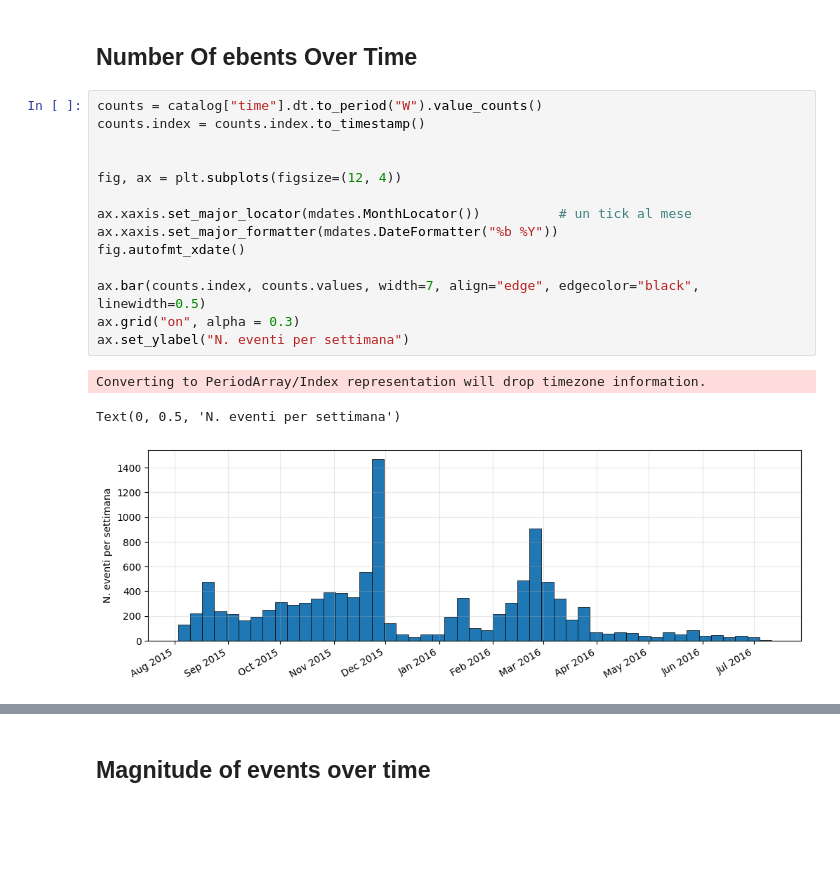
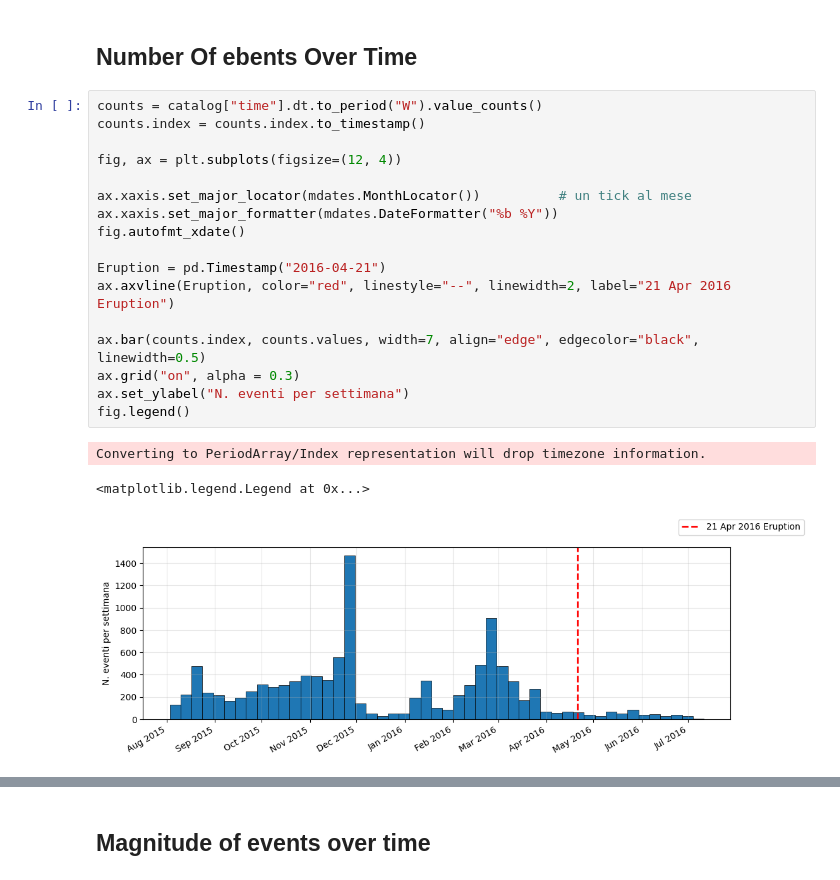
Before and after one commit to Mpinaz/Thesis, a Jupyter notebook: Tesi.ipynb, the cells around one changed output, grey strips where cells are left out. Cells and saved outputs as stored; diff of their text form; blank space fills up the shorter version.

```diff
--- a/Tesi.ipynb
+++ b/Tesi.ipynb
@@ -322,18 +322,21 @@ fig.show()
 # %%
 counts = catalog["time"].dt.to_period("W").value_counts()
 counts.index = counts.index.to_timestamp()
-
 
 fig, ax = plt.subplots(figsize=(12, 4))
 
 ax.xaxis.set_major_locator(mdates.MonthLocator())          # un tick al mese
 ax.xaxis.set_major_formatter(mdates.DateFormatter("%b %Y"))
 fig.autofmt_xdate()
 
+Eruption = pd.Timestamp("2016-04-21")
+ax.axvline(Eruption, color="red", linestyle="--", linewidth=2, label="21 Apr 2016 Eruption")
+
 ax.bar(counts.index, counts.values, width=7, align="edge", edgecolor="black", linewidth=0.5)
 ax.grid("on", alpha = 0.3)
 ax.set_ylabel("N. eventi per settimana")
+fig.legend()
 # %% [output]
 Converting to PeriodArray/Index representation will drop timezone information.
-Text(0, 0.5, 'N. eventi per settimana')
+<matplotlib.legend.Legend at 0x...>
-[figure, old version]
+[figure, new version]
```
Also changed, not shown: parts of 6 cells of this notebook.
